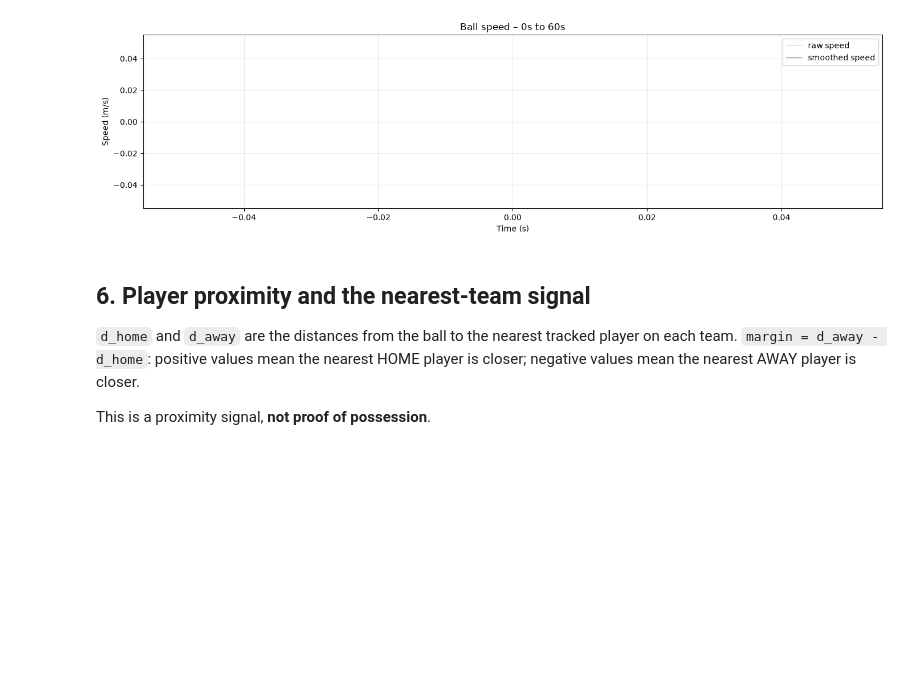
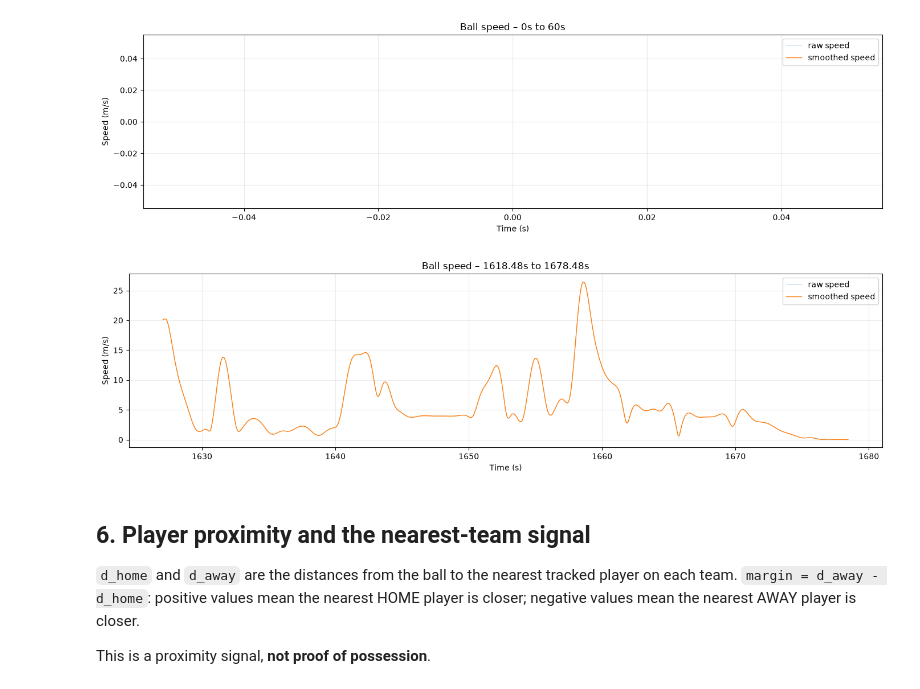
Before and after one commit to paulinedao/hack-team-sod26, a Jupyter notebook: exploration/feature_extraction_visual_analysis.ipynb, the cells around one changed output. Saved outputs shown, nothing was run; the diff lists cells and outputs as text; code cells hidden in the pictures; blank space fills up the shorter version.

Commit message:
feat: change start and diration window to inspect ball speed

```diff
--- a/exploration/feature_extraction_visual_analysis.ipynb
+++ b/exploration/feature_extraction_visual_analysis.ipynb
@@ -204,6 +204,20 @@ if {"frame", "ball_speed", "ball_speed_smooth"}.issubset(df.columns):
     plt.tight_layout(); plt.show()
 # %% [output]
 [figure]
+# %%
+if {"frame", "ball_speed", "ball_speed_smooth"}.issubset(df.columns):
+    # Plot a manageable segment; change START_S / DURATION_S to inspect a moment.
+    START_S2, DURATION_S2 = 40_462/FPS, 60
+    start, end = int(START_S2 * FPS), int((START_S2 + DURATION_S2) * FPS)
+    seg = df.iloc[start:end]
+    fig, ax = plt.subplots(figsize=(14, 4))
+    ax.plot(seg["frame"]/FPS, seg["ball_speed"], alpha=.35, linewidth=.6, label="raw speed")
+    ax.plot(seg["frame"]/FPS, seg["ball_speed_smooth"], linewidth=1, label="smoothed speed")
+    ax.set(title=f"Ball speed – {START_S2}s to {START_S2 + DURATION_S2}s", xlabel="Time (s)", ylabel="Speed (m/s)")
+    ax.legend(); ax.grid(alpha=.25)
+    plt.tight_layout(); plt.show()
+# %% [output]
+[figure, added]
 # %% [markdown]
 ## 6. Player proximity and the nearest-team signal
 
```
